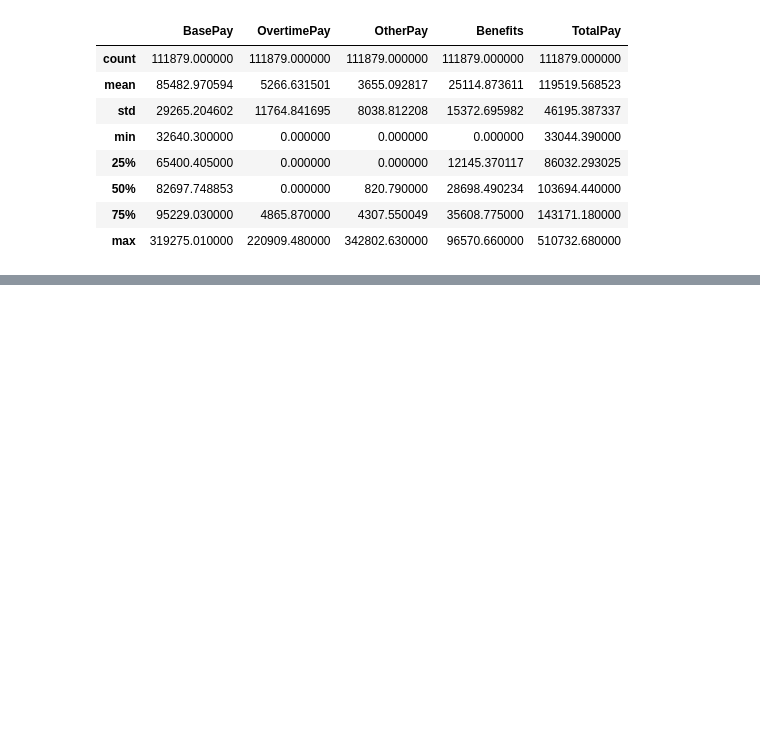
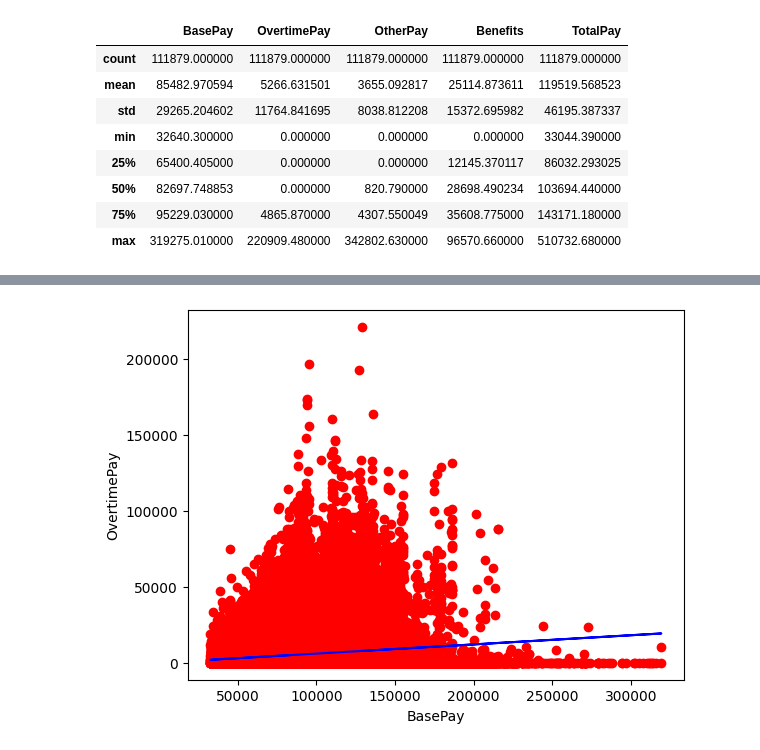
Before and after one commit to toyerovsky/salary_analysis, a Jupyter notebook: notebooks/basic_analysis.ipynb, the cells around one changed output, grey strips where cells are left out. Saved outputs shown, nothing was run; the diff lists cells and outputs as text; code cells hidden in the pictures; blank space fills up the shorter version.

```diff
--- a/notebooks/basic_analysis.ipynb
+++ b/notebooks/basic_analysis.ipynb
@@ -45,0 +126,19 @@ df.describe()
+# %%
+from sklearn.linear_model import LinearRegression
+import matplotlib.pyplot as plt
+
+X = df[["BasePay"]]
+y = df[["OvertimePay"]]
+
+regressor = LinearRegression()
+regressor.fit(X, y)
+
+_pred = regressor.predict(X)
+
+plt.scatter(X, y, color = 'red')
+plt.plot(X, regressor.predict(X), color = 'blue')
+plt.xlabel('BasePay')
+plt.ylabel('OvertimePay')
+plt.show()
+# %% [output]
+[figure, added]
```
Also changed, not shown: parts of 8 cells of this notebook, 2 other files.
